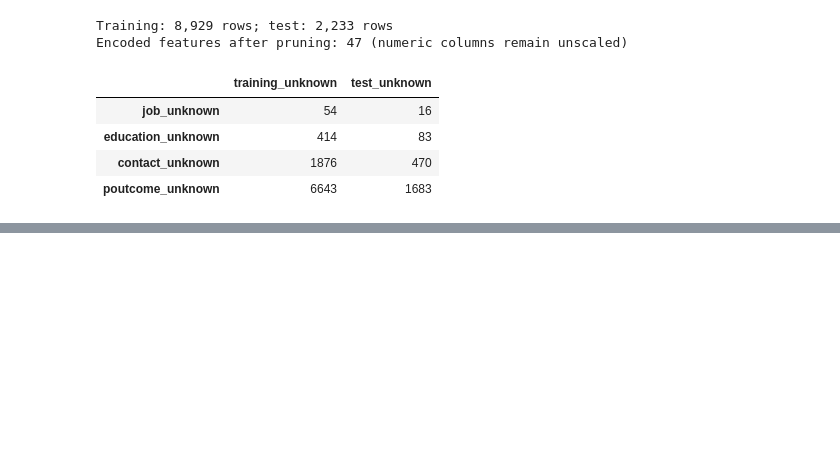
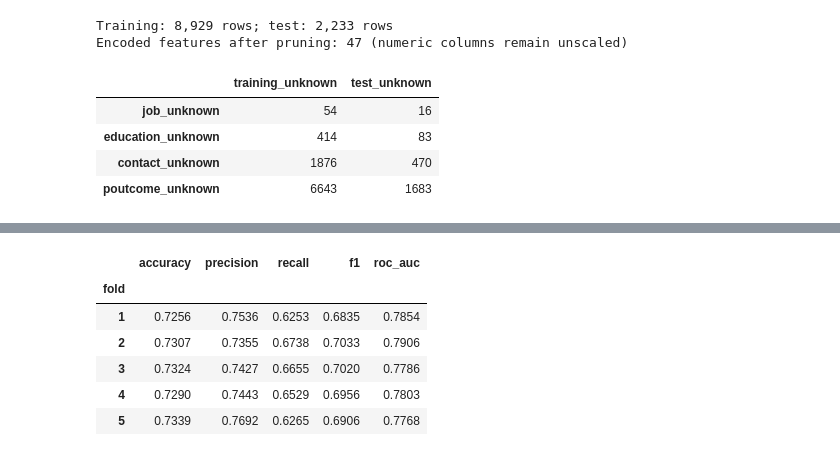
Before and after one commit to lance-kluge/bankChurnML, a Jupyter notebook: bankChurn.ipynb, the cells around one changed output, grey strips where cells are left out. Drawn from its saved outputs; the diff is of its cells as text; code cells hidden in the pictures; blank space fills up the shorter version.

```diff
--- a/bankChurn.ipynb
+++ b/bankChurn.ipynb
@@ -371,0 +460,63 @@ Encoded features after pruning: 47 (numeric columns remain unscaled)
+# %%
+import numpy as np
+from sklearn.base import clone
+from sklearn.model_selection import StratifiedKFold
+
+cv = StratifiedKFold(n_splits=5, shuffle=True, random_state=42)
+fold_metrics = []
+cv_predictions = np.empty(len(y_train), dtype=bool)
+cv_probabilities = np.full(len(y_train), np.nan)
+cv_validation_counts = np.zeros(len(y_train), dtype=int)
+
+for fold, (training_positions, validation_positions) in enumerate(cv.split(X_train, y_train), start=1):
+    fold_training = X_train.iloc[training_positions]
+    fold_validation = X_train.iloc[validation_positions]
+    fold_y_train = y_train.iloc[training_positions]
+    fold_y_validation = y_train.iloc[validation_positions]
+
+    # clone() keeps settings but discards previously fitted state.
+    fold_encoder = clone(categorical_encoder)
+    fold_train_encoded = pd.concat([
+        fold_training[numeric_columns],
+        fold_encoder.fit_transform(fold_training[categorical_columns]),
+    ], axis=1).drop(columns=redundant_columns)
+    fold_validation_encoded = pd.concat([
+        fold_validation[numeric_columns],
+        fold_encoder.transform(fold_validation[categorical_columns]),
+    ], axis=1).drop(columns=redundant_columns)
+
+    fold_scaler = clone(min_max_scaler)
+    fold_train_scaled = fold_train_encoded.copy()
+    fold_validation_scaled = fold_validation_encoded.copy()
+    fold_train_scaled[scaled_columns] = fold_scaler.fit_transform(fold_train_encoded[scaled_columns])
+    fold_validation_scaled[scaled_columns] = fold_scaler.transform(fold_validation_encoded[scaled_columns])
+
+    fold_model = clone(random_forest)
+    fold_model.fit(fold_train_scaled, fold_y_train)
+    fold_predictions = fold_model.predict(fold_validation_scaled)
+    positive_class_index = list(fold_model.classes_).index(True)
+    fold_probabilities = fold_model.predict_proba(fold_validation_scaled)[:, positive_class_index]
+
+    fold_metrics.append({
+        'fold': fold,
+        'accuracy': accuracy_score(fold_y_validation, fold_predictions),
+        'precision': precision_score(fold_y_validation, fold_predictions, zero_division=0),
+        'recall': recall_score(fold_y_validation, fold_predictions, zero_division=0),
+        'f1': f1_score(fold_y_validation, fold_predictions, zero_division=0),
+        'roc_auc': roc_auc_score(fold_y_validation, fold_probabilities),
+    })
+    cv_predictions[validation_positions] = fold_predictions
+    cv_probabilities[validation_positions] = fold_probabilities
+    cv_validation_counts[validation_positions] += 1
+
+assert (cv_validation_counts == 1).all()
+cv_fold_metrics = pd.DataFrame(fold_metrics).set_index('fold')
+cv_fold_metrics.round(4)
+# %% [output]
+|  | accuracy | precision | recall | f1 | roc_auc |
+| fold |  |  |  |  |  |
+| 1 | 0.7256 | 0.7536 | 0.6253 | 0.6835 | 0.7854 |
+| 2 | 0.7307 | 0.7355 | 0.6738 | 0.7033 | 0.7906 |
+| 3 | 0.7324 | 0.7427 | 0.6655 | 0.7020 | 0.7786 |
+| 4 | 0.7290 | 0.7443 | 0.6529 | 0.6956 | 0.7803 |
+| 5 | 0.7339 | 0.7692 | 0.6265 | 0.6906 | 0.7768 |
```
Also changed, not shown: parts of 20 cells of this notebook.
